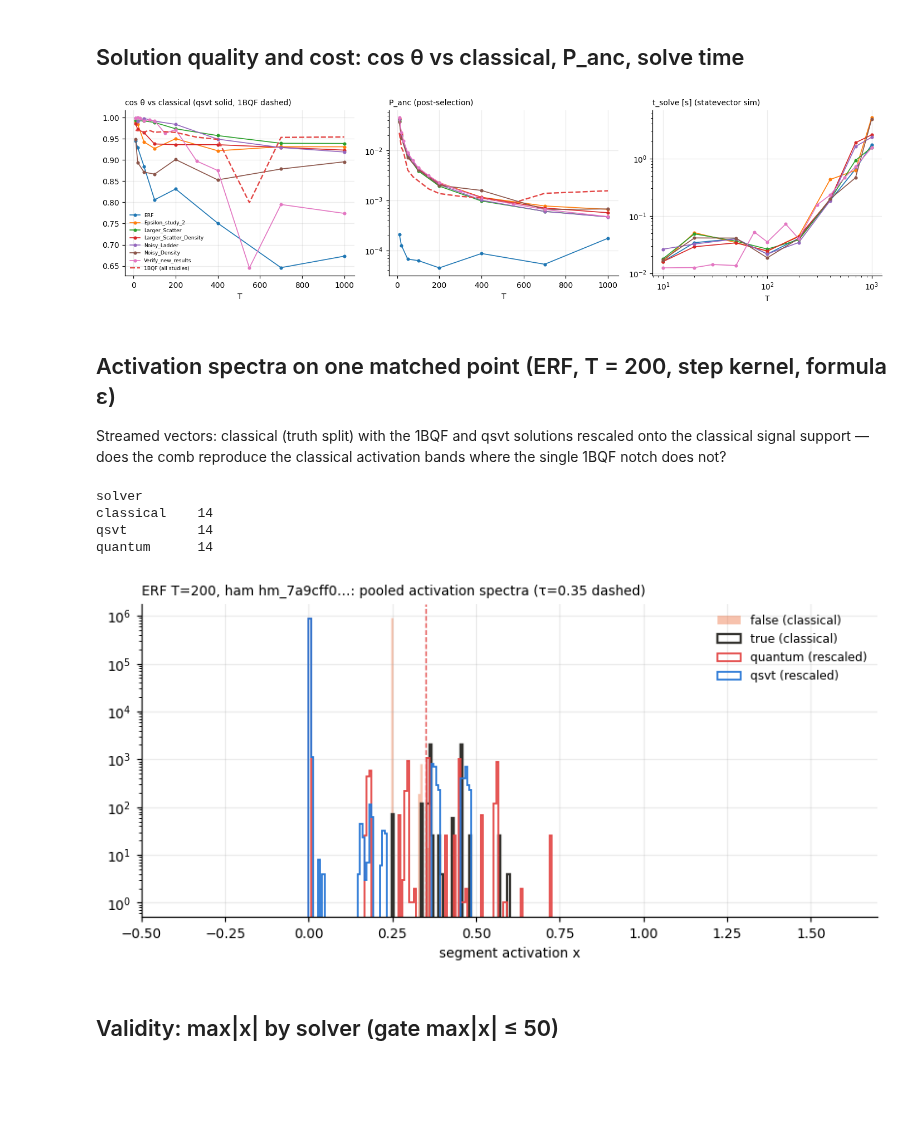
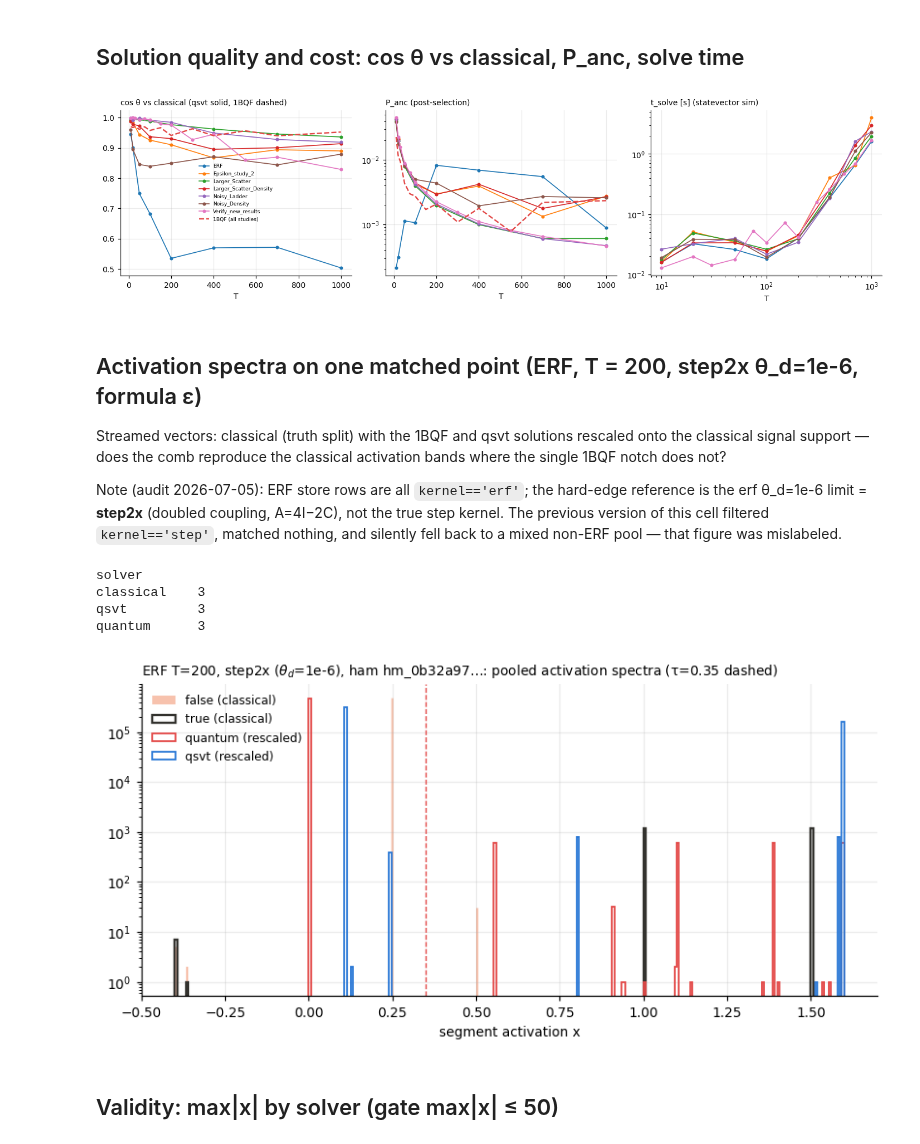
Before and after one commit to GeorgeWilliam1999/Quantum_Track_Reconstruction, a Jupyter notebook: QSVT/qsvt_three_solver_analysis.ipynb, the cells around one changed output. Drawn from its saved outputs; the diff is of its cells as text; code cells hidden in the pictures; blank space fills up the shorter version.

```diff
--- a/QSVT/qsvt_three_solver_analysis.ipynb
+++ b/QSVT/qsvt_three_solver_analysis.ipynb
@@ -113,13 +124,13 @@ Verify_new_results            506   506      300
 # %%
 STUDIES = [s for s in ["ERF", "Epsilon_study_2", "Larger_Scatter", "Larger_Scatter_Density",
                        "Noisy_Ladder", "Noisy_Density", "Verify_new_results"]
-           if (Mm.study == s).any()]
+           if in_study(Mm, s).any()]
 SOLV = [("classical", C_CLS, "o"), ("quantum", C_Q, "^"), ("qsvt", C_QSVT, "s")]
-for metric, wp in [("fixed \u03c4 = 0.35", ""), ("wp99 working point", "_wp")]:
+for metric, wp in [("fixed τ = 0.35", ""), ("wp99 working point", "_wp")]:
     fig, axes = plt.subplots(2, len(STUDIES), figsize=(3.1 * len(STUDIES), 6.2),
                              sharex=True, squeeze=False)
     for j, st in enumerate(STUDIES):
-        d = Mm[Mm.study == st]
+        d = Mm[in_study(Mm, st) & Mm.valid]        # gated means only
         for solver, c, mk in SOLV:
             g = d[d.solver == solver].groupby("n_trk")
             if not len(g):
@@ -134,7 +145,7 @@ for metric, wp in [("fixed \u03c4 = 0.35", ""), ("wp99 working point", "_wp")]:
         axes[1, j].set_xscale("log"); axes[1, j].set_xlabel("T (tracks)")
     axes[0, 0].set_ylabel("segment efficiency"); axes[1, 0].set_ylabel("segment false rate")
     axes[0, 0].legend(fontsize=7)
-    fig.suptitle(f"qsvt vs 1BQF vs classical on matched points — {metric} "
+    fig.suptitle(f"qsvt vs 1BQF vs classical on matched VALID points — {metric} "
                  f"(open marker = 0)", y=1.0)
     fig.tight_layout()
     fig.savefig(f"figures/qsvt_three_solver{wp or '_tau'}.png", bbox_inches="tight")
@@ -147,13 +158,17 @@ for metric, wp in [("fixed \u03c4 = 0.35", ""), ("wp99 working point", "_wp")]:
 # %%
 rows = []
 for st in STUDIES:
-    d = Mm[Mm.study == st]
+    du = Mm[in_study(Mm, st)]                    # ungated, for the excluded fraction
+    d = du[du.valid]                             # gated: the quoted means
     for T in [200, int(d.n_trk.max())]:
         for solver in ["classical", "quantum", "qsvt"]:
             g = d[(d.solver == solver) & (d.n_trk == T)]
-            if not len(g):
+            gu = du[(du.solver == solver) & (du.n_trk == T)]
+            if not len(gu):
                 continue
-            rows.append(dict(study=st, T=T, solver=solver, n=len(g),
+            rows.append(dict(study=st, T=T, solver=solver,
+                             n_valid=len(g), n_total=len(gu),
+                             excl=1.0 - len(g) / len(gu),
                              eff=g.segment_efficiency.mean(), far=g.segment_false_rate.mean(),
                              eff_wp=g.segment_efficiency_wp.mean(), far_wp=g.segment_false_rate_wp.mean(),
                              cos_QC=g.cos_QC.mean()))
@@ -183,71 +198,79 @@ print(H.to_string(index=False))
 # %%
 fig, axes = plt.subplots(1, 3, figsize=(13, 3.6))
 for st in STUDIES:
-    d = Mm[(Mm.study == st) & (Mm.solver == "qsvt")].groupby("n_trk")
+    d = Mm[in_study(Mm, st) & (Mm.solver == "qsvt") & Mm.valid].groupby("n_trk")
     if not len(d):
         continue
     axes[0].plot(d.cos_QC.mean().index, d.cos_QC.mean().values, marker="o", ms=3, lw=1.1, label=st)
     axes[1].semilogy(d.P_anc.mean().index, d.P_anc.mean().values, marker="o", ms=3, lw=1.1)
     axes[2].loglog(d.t_solve.mean().index, d.t_solve.mean().values, marker="o", ms=3, lw=1.1)
-q1 = Mm[Mm.solver == "quantum"].groupby("n_trk")
+q1 = Mm[(Mm.solver == "quantum") & Mm.valid].groupby("n_trk")
 axes[0].plot(q1.cos_QC.mean().index, q1.cos_QC.mean().values, color=C_Q, ls="--", lw=1.6,
              label="1BQF (all studies)")
 axes[1].semilogy(q1.P_anc.mean().index, q1.P_anc.mean().values, color=C_Q, ls="--", lw=1.6)
-for ax, t in zip(axes, ["cos \u03b8 vs classical (qsvt solid, 1BQF dashed)",
+for ax, t in zip(axes, ["cos θ vs classical (qsvt solid, 1BQF dashed)",
                         "P_anc (post-selection)", "t_solve [s] (statevector sim)"]):
     ax.set_title(t, loc="left", fontsize=9); ax.set_xlabel("T")
 axes[0].legend(fontsize=6)
 fig.tight_layout(); fig.savefig("figures/qsvt_quality_cost.png", bbox_inches="tight"); plt.show()
 # %% [output]
-[figure, old version]
+[figure, new version]
 # %% [markdown]
-## Activation spectra on one matched point (ERF, T = 200, step kernel, formula ε)
+## Activation spectra on one matched point (ERF, T = 200, step2x θ_d=1e-6, formula ε)
 
 Streamed vectors: classical (truth split) with the 1BQF and qsvt solutions rescaled onto
 the classical signal support — does the comb reproduce the classical activation bands
 where the single 1BQF notch does not?
+
+Note (audit 2026-07-05): ERF store rows are all `kernel=='erf'`; the hard-edge
+reference is the erf θ_d=1e-6 limit = **step2x** (doubled coupling, A=4I−2C), not the
+true step kernel. The previous version of this cell filtered `kernel=='step'`, matched
+nothing, and silently fell back to a mixed non-ERF pool — that figure was mislabeled.
 # %%
 from qtrk_pipeline.metrics import rescale_to_signal
+# ERF rows are kernel=='erf' only; the hard-edge reference is theta_d=1e-6 (step2x).
+# NO silent fallback: if the selection is empty the cell must fail, not mislabel.
+sel = Mm[in_study(Mm, "ERF") & (Mm.n_trk == 200) & (Mm.kernel == "erf")
+         & np.isclose(Mm.erf_sigma.fillna(-1.0), 1e-6) & Mm.valid]
+assert len(sel), "no valid ERF step2x (theta_d=1e-6) rows at T=200 with a qsvt solve"
+assert (sel.gamma == 3.0).all(), "TAU=0.35 is the gamma=3 threshold"
 TAU = 0.35
-sel = Mm[(Mm.study == "ERF") & (Mm.n_trk == 200) & (Mm.kernel == "step")]
-if not len(sel):
-    sel = Mm[(Mm.n_trk == 200)]
 hk = sel[sel.solver == "qsvt"].ham_key.iloc[0]
 pts = sel[sel.ham_key == hk]
 print(pts.groupby("solver").size().to_string())
 pool = {"classical_true": [], "classical_false": [], "quantum": [], "qsvt": []}
 for ek in pts[pts.solver == "qsvt"].event_key.unique()[:6]:
     solc = pts[(pts.solver == "classical") & (pts.event_key == ek)]
     if not len(solc):
         continue
     sc = qp.load_solution(solc.sol_key.iloc[0])["sol"]
     t = qp.truth_from_event(qp.load_event(qp.event_path(ek))).astype(bool)
     pool["classical_true"].append(sc[t]); pool["classical_false"].append(sc[~t])
     for solver in ["quantum", "qsvt"]:
         r = pts[(pts.solver == solver) & (pts.event_key == ek)]
         if len(r):
             pool[solver].append(rescale_to_signal(qp.load_solution(r.sol_key.iloc[0])["sol"], sc, TAU))
 bins = np.linspace(-0.4, 1.6, 301)
 fig, ax = plt.subplots(figsize=(7.5, 3.8))
 ax.hist(np.clip(np.concatenate(pool["classical_false"]), bins[0], bins[-1]), bins=bins,
         histtype="stepfilled", alpha=0.4, color="#eb6834", label="false (classical)")
 ax.hist(np.clip(np.concatenate(pool["classical_true"]), bins[0], bins[-1]), bins=bins,
         histtype="step", lw=1.5, color=C_CLS, label="true (classical)")
 for solver, c in [("quantum", C_Q), ("qsvt", C_QSVT)]:
     if pool[solver]:
         ax.hist(np.clip(np.concatenate(pool[solver]), bins[0], bins[-1]), bins=bins,
                 histtype="step", lw=1.2, color=c, label=f"{solver} (rescaled)")
 ax.axvline(TAU, color=C_Q, lw=0.9, ls="--")
 ax.set_yscale("log"); ax.set_xlabel("segment activation x"); ax.legend(fontsize=8)
-ax.set_title(f"ERF T=200, ham {hk[:10]}…: pooled activation spectra (\u03c4=0.35 dashed)",
+ax.set_title(f"ERF T=200, step2x ($\\theta_d$=1e-6), ham {hk[:10]}…: pooled activation spectra (τ=0.35 dashed)",
              loc="left", fontsize=9)
 fig.tight_layout(); fig.savefig("figures/qsvt_spectra_T200.png", bbox_inches="tight"); plt.show()
 # %% [output]
 solver
-classical    14
-qsvt         14
-quantum      14
+classical    3
+qsvt         3
+quantum      3
-[figure, old version]
+[figure, new version]
 # %% [markdown]
 ## Validity: max|x| by solver (gate max|x| ≤ 50)
 # %%
```
Also changed, not shown: parts of 7 cells of this notebook, 54 other files.
